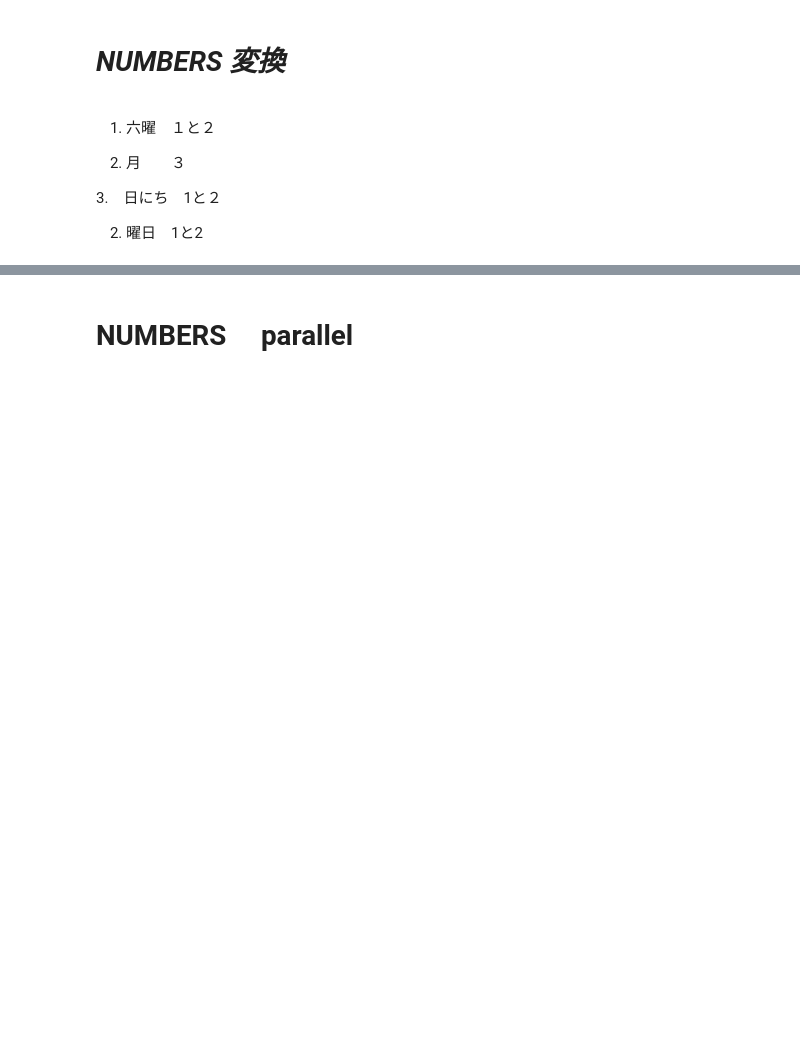
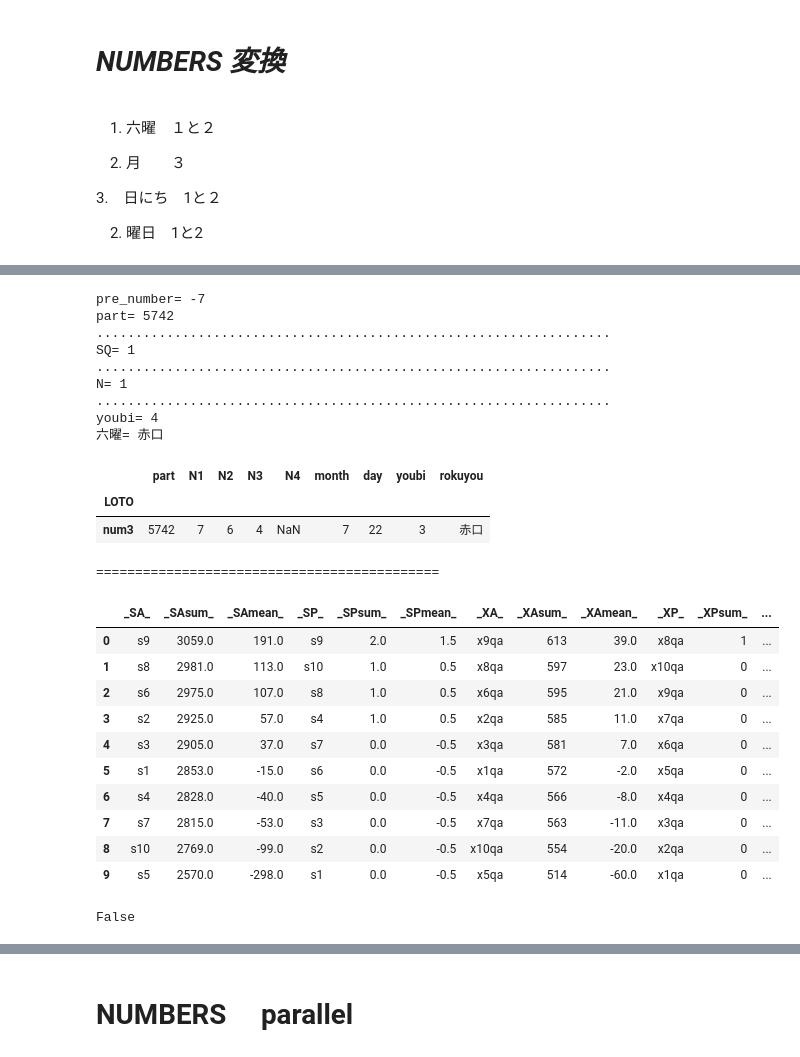
Before and after one commit to tajamaharu/-, a Jupyter notebook: loto_330_BEFORE.ipynb, the cells around one changed output, grey strips where cells are left out. Drawn from its saved outputs; the diff is of its cells as text; code cells hidden in the pictures; blank space fills up the shorter version.

```diff
--- a/loto_330_BEFORE.ipynb
+++ b/loto_330_BEFORE.ipynb
@@ -3552,7 +4122,7 @@ NUM_3=na_ddfx3.drop(["index"],axis=1)
 NUM_4=na_ddfx4.drop(["index"],axis=1)
 
 
-NX=0#@param {type:"slider", min:0, max:4, step:1}
+NX=1#@param {type:"slider", min:0, max:4, step:1}
 if NX==0:
     NUM_X=NUM_0
 if NX==1:
@@ -3587,7 +4157,7 @@ seq(DEME)
 #    ddeme.drop("x41qa",axis=1,inplace=True)
 
 
-pre_number=0 #@param {type:"slider", min:-30, max:0, step:1}
+pre_number=-7 #@param {type:"slider", min:-30, max:0, step:1}
 print("pre_number=",pre_number)
 if pre_number<-1 :
     NEXT_X=DEME.iloc[:pre_number+1,:]
@@ -3848,30 +4418,59 @@ if NX==0 and loto=="num3":
     LS_X5=a_3.style.where(lambda x: x ==Z_1 or  x ==Z_2 or  x ==Z_3 or  x ==Z_4 or  x ==x1 or  x ==x2 or  x ==x3 or  x ==x4  , "color:red", "color: black").set_table_styles(
         [{"selector": "tr:hover", "props": [("background-color", "yellow")]}])
     table= LS_X5
     table
 if NX==0 and loto=="num4":
     LS_X5=a_3.style.where(lambda x: x ==Z_1 or  x ==Z_2 or  x ==Z_3 or  x ==Z_4 or  x ==x1 or  x ==x2 or  x ==x3 or  x ==x4  , "color:red", "color: black").set_table_styles(
         [{"selector": "tr:hover", "props": [("background-color", "yellow")]}])
     table= LS_X5
     table
 if NX==1:
     LS_X5=a_3.style.where(lambda x: x ==Z_1 or  x ==x1 , "color:red", "color: black").set_table_styles(
         [{"selector": "tr:hover", "props": [("background-color", "yellow")]}])
     table= LS_X5
     table
 if NX==2:
     LS_X5=a_3.style.where(lambda x: x ==Z_2 or  x ==x2 , "color:red", "color: black").set_table_styles(
         [{"selector": "tr:hover", "props": [("background-color", "yellow")]}])
     table= LS_X5
     table
 if NX==3:
     LS_X5=a_3.style.where(lambda x: x ==Z_3 or  x ==x3 , "color:red", "color: black").set_table_styles(
         [{"selector": "tr:hover", "props": [("background-color", "yellow")]}])
     table= LS_X5
     table
 if NX==4:
     LS_X5=a_3.style.where(lambda x: x ==Z_4  or  x ==x4, "color:red", "color: black").set_table_styles(
         [{"selector": "tr:hover", "props": [("background-color", "yellow")]}])
     table= LS_X5
     table
 table
+# %% [output]
+pre_number= -7
+part= 5742
+..................................................................
+SQ= 1
+..................................................................
+N= 1
+..................................................................
+youbi= 4
+六曜= 赤口
+|  | part | N1 | N2 | N3 | N4 | month | day | youbi | rokuyou |
+| LOTO |  |  |  |  |  |  |  |  |  |
+| num3 | 5742 | 7 | 6 | 4 | NaN | 7 | 22 | 3 | 赤口 |
+============================================
+|  | _SA_ | _SAsum_ | _SAmean_ | _SP_ | _SPsum_ | _SPmean_ | _XA_ | _XAsum_ | _XAmean_ | _XP_ | _XPsum_ | ... |
+| 0 | s9 | 3059.0 | 191.0 | s9 | 2.0 | 1.5 | x9qa | 613 | 39.0 | x8qa | 1 | ... |
+| 1 | s8 | 2981.0 | 113.0 | s10 | 1.0 | 0.5 | x8qa | 597 | 23.0 | x10qa | 0 | ... |
+| 2 | s6 | 2975.0 | 107.0 | s8 | 1.0 | 0.5 | x6qa | 595 | 21.0 | x9qa | 0 | ... |
+| 3 | s2 | 2925.0 | 57.0 | s4 | 1.0 | 0.5 | x2qa | 585 | 11.0 | x7qa | 0 | ... |
+| 4 | s3 | 2905.0 | 37.0 | s7 | 0.0 | -0.5 | x3qa | 581 | 7.0 | x6qa | 0 | ... |
+| 5 | s1 | 2853.0 | -15.0 | s6 | 0.0 | -0.5 | x1qa | 572 | -2.0 | x5qa | 0 | ... |
+| 6 | s4 | 2828.0 | -40.0 | s5 | 0.0 | -0.5 | x4qa | 566 | -8.0 | x4qa | 0 | ... |
+| 7 | s7 | 2815.0 | -53.0 | s3 | 0.0 | -0.5 | x7qa | 563 | -11.0 | x3qa | 0 | ... |
+| 8 | s10 | 2769.0 | -99.0 | s2 | 0.0 | -0.5 | x10qa | 554 | -20.0 | x2qa | 0 | ... |
+| 9 | s5 | 2570.0 | -298.0 | s1 | 0.0 | -0.5 | x5qa | 514 | -60.0 | x1qa | 0 | ... |
+# %%
+l.append(a_2["index"][0]==Z_1)
+# %% [output]
+False
```
Also changed, not shown: parts of 32 cells of this notebook.
